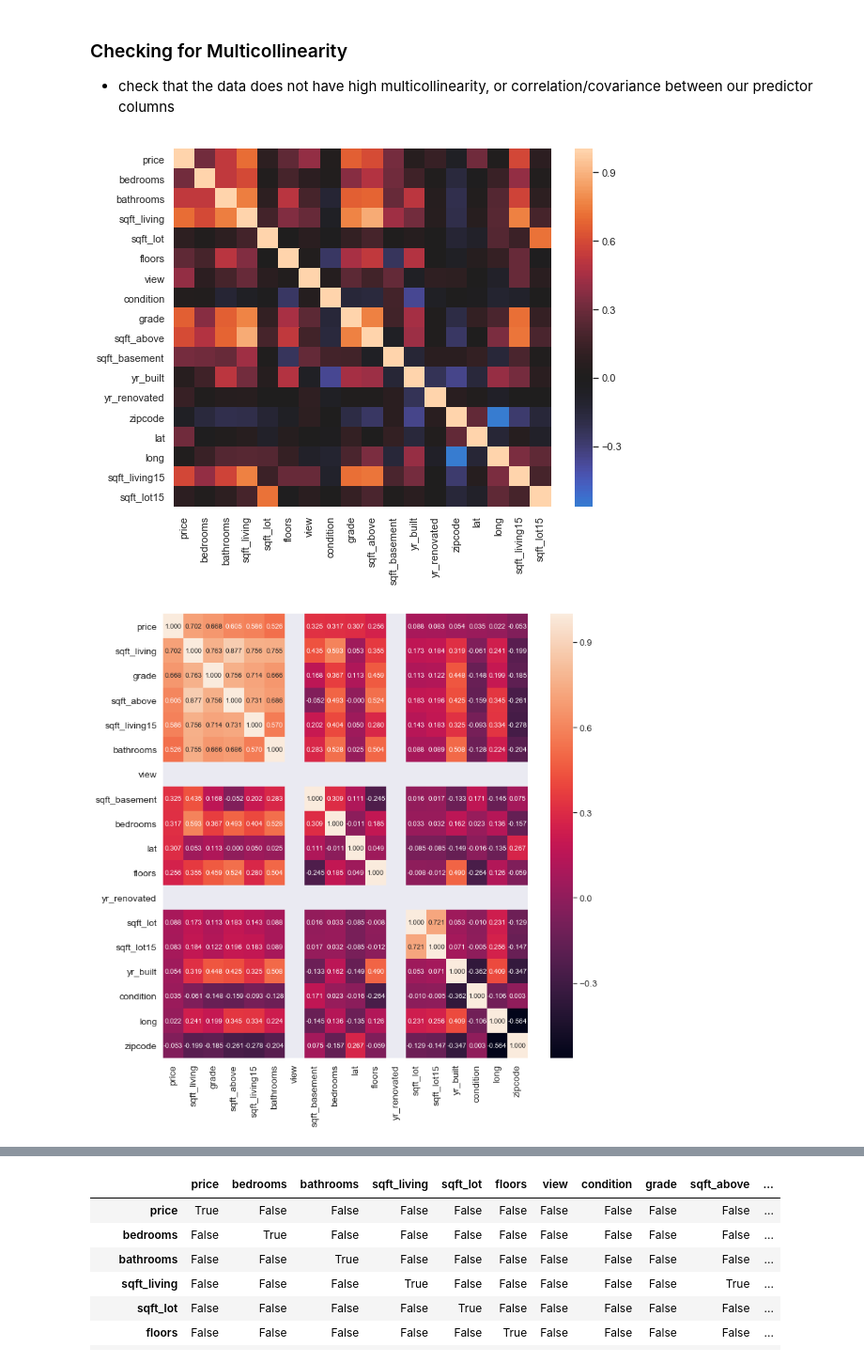
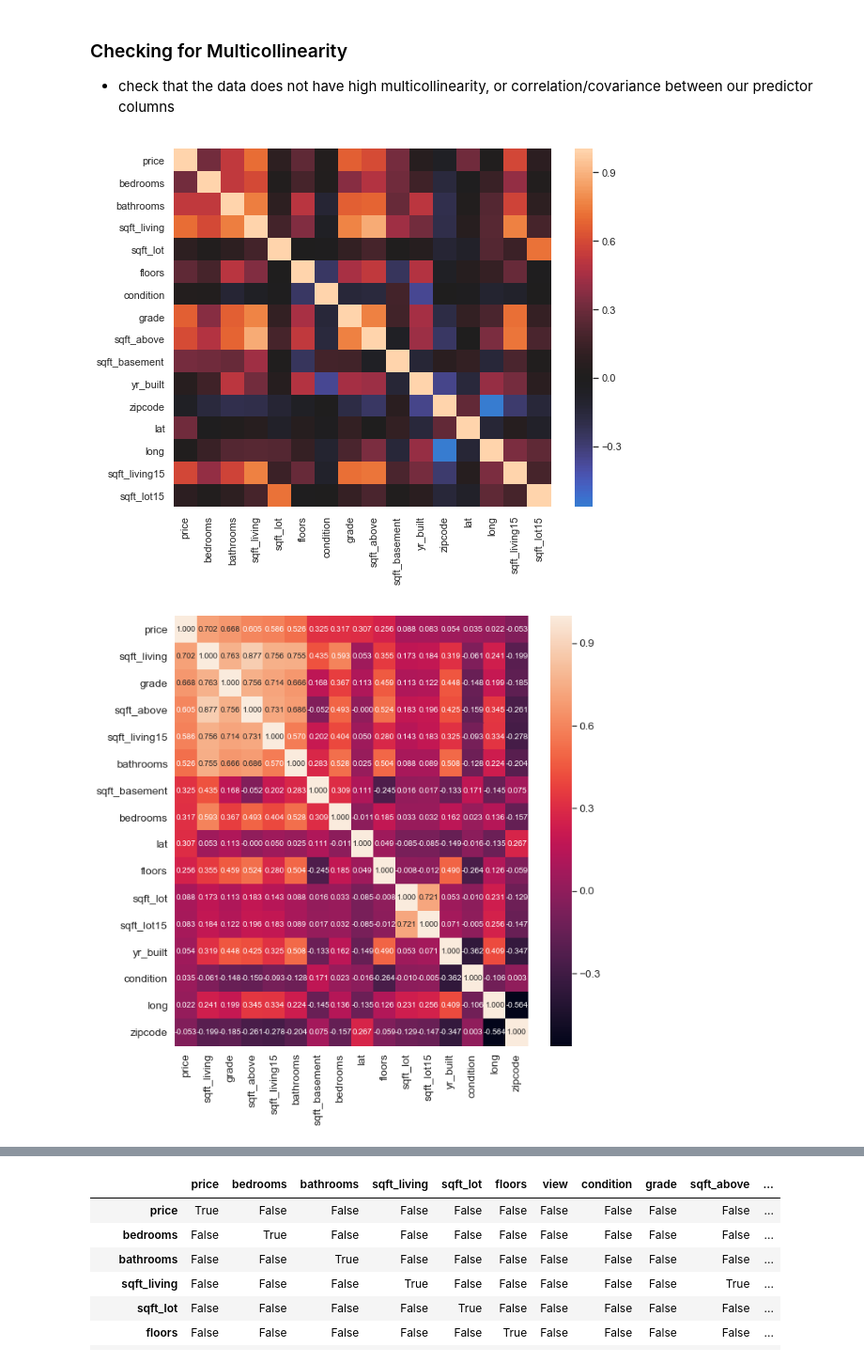
Before and after one commit to taramullin/dsc-1-final-project-online-ds-pt-041519, a Jupyter notebook: student.ipynb, the cells around one changed output, grey strips where cells are left out. Shown at 94% size. Cells and saved outputs as stored; diff of their text form; code cells hidden in the pictures.

```diff
--- a/student.ipynb
+++ b/student.ipynb
@@ -305,11 +284,11 @@ df.waterfront.isna().sum() / df.shape[0]
 * 18% of our data is null in **yr_renovated**
 * 11% of our data is null in **waterfront**
 # %%
-#Let's turn yr_renovated into a boolean to show if the house has ever
-# been renovated
+#Since there is significant about of entries in yr-renovated that are missing,
+#Let's assuming missing entries have not been renovated and turn yr_renovated into a
+#boolean to show if the house has ever been renovated
 
 df['yr_renovated'].fillna(0, inplace=True)
 
 df['yr_renovated'].isnull().sum()
 df['yr_renovated'] = df['yr_renovated'].astype(bool)
-df['renovated'] = df['yr_renovated']
@@ -404,7 +365,8 @@ Name: view, dtype: int64
 # %%
 df = df.drop('waterfront', axis=1) #drop waterfront column
 df = df.drop('view', axis=1) #drop view column
-df = df.drop('id', axis=1) #drop id column, this won't help us predict house price
+df = df.drop('yr_renovated', axis =1) #drop yr_renovated column
+df = df.drop('id', axis = 1) #drop id, it won't tell us anything about price
 # %% [markdown]
 ## Data Exploration
 
@@ -577,19 +551,19 @@ corrmat = df.corr()
 f, ax = plt.subplots(figsize=(9, 7))
 sns.heatmap(df.corr(), center = 0);
 # %% [output]
-[figure, old version]
+[figure, new version]
 # %%
 #Annotated heatmap to associate values to the variables
 #https://seaborn.pydata.org/examples/heatmap_annotation.html
-k = 18 #number of variables for heatmap
+k = 16 #number of variables for heatmap
 cols = corrmat.nlargest(k, 'price')['price'].index
 cm = np.corrcoef(df[cols].values.T)
 sns.set(font_scale=1.25)
-f, ax = plt.subplots(figsize=(12, 12))
+f, ax = plt.subplots(figsize=(10, 10))
 hm = sns.heatmap(cm,annot=True, fmt='.3f', annot_kws={'size': 10}, yticklabels=cols.values, xticklabels=cols.values)
 plt.show()
 # %% [output]
-[figure, old version]
+[figure, new version]
 # %%
 from string import ascii_letters
 import numpy as np
```
Also changed, not shown: parts of 196 cells of this notebook.
